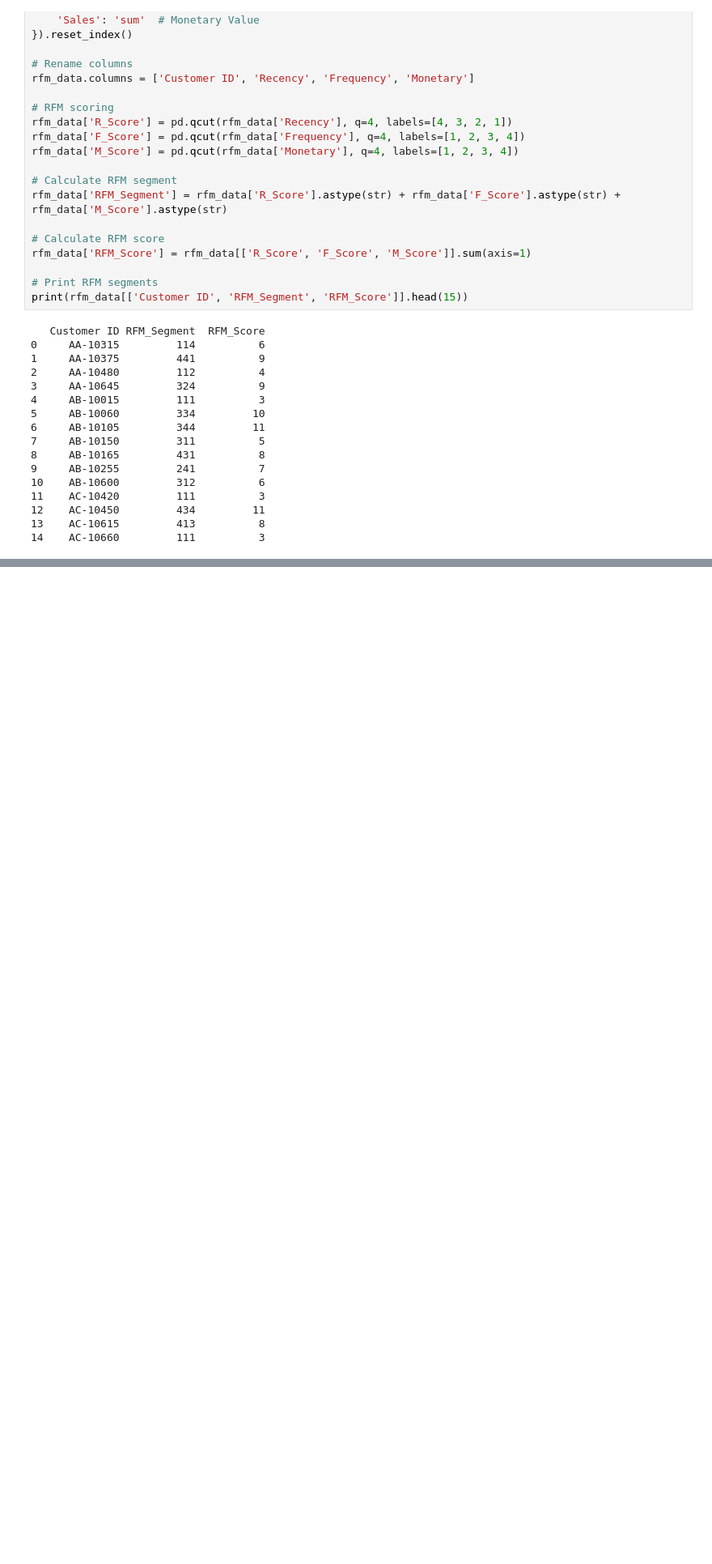
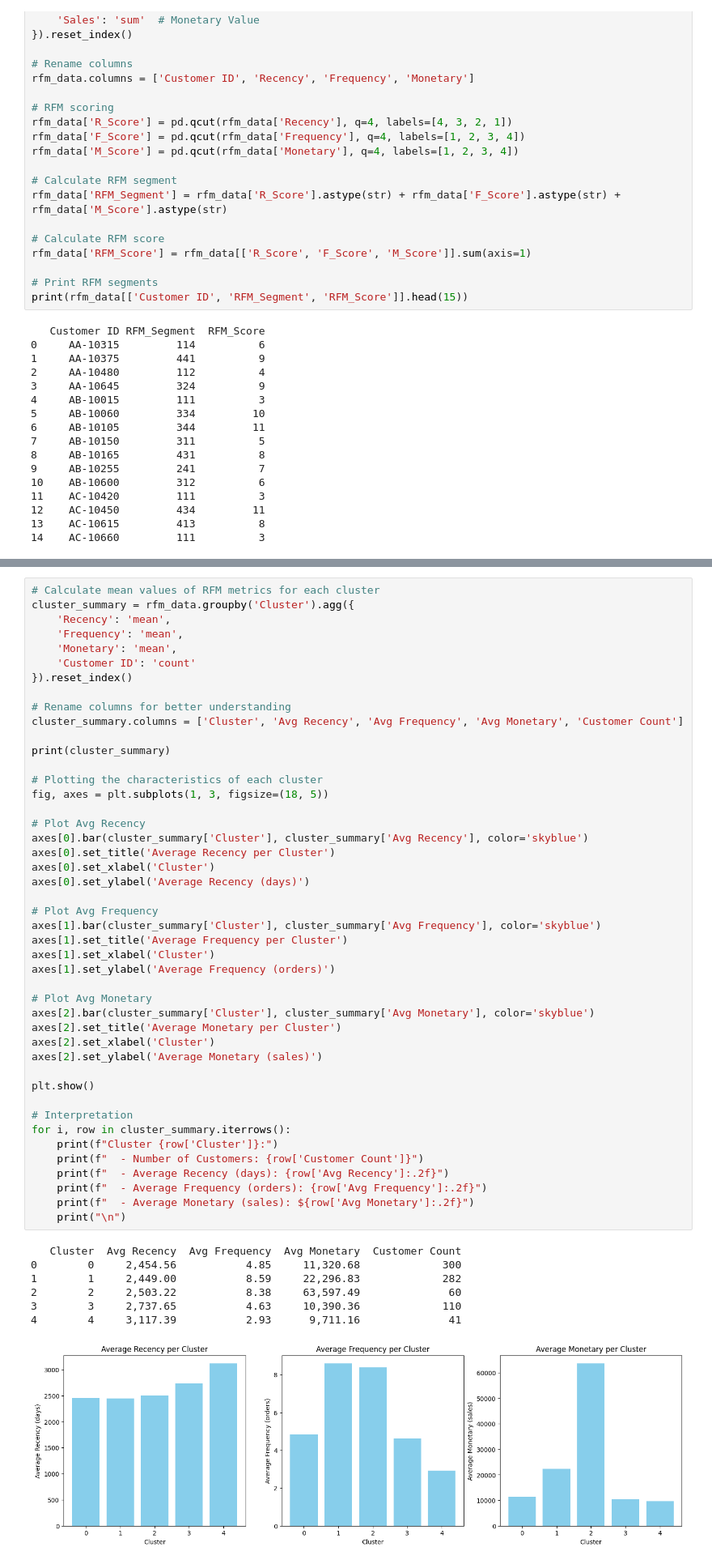
Before and after one commit to Hana0405/DA, a Jupyter notebook: Online_Retailer_V2.ipynb, the cells around one changed output, grey strips where cells are left out. Shown at 81% size. Cells and saved outputs as stored; diff of their text form; blank space fills up the shorter version.

```diff
--- a/Online_Retailer_V2.ipynb
+++ b/Online_Retailer_V2.ipynb
@@ -793,0 +863,53 @@ print(rfm_data[['Customer ID', 'RFM_Segment', 'RFM_Score']].head(15))
+# %%
+# Calculate mean values of RFM metrics for each cluster
+cluster_summary = rfm_data.groupby('Cluster').agg({
+    'Recency': 'mean',
+    'Frequency': 'mean',
+    'Monetary': 'mean',
+    'Customer ID': 'count'
+}).reset_index()
+
+# Rename columns for better understanding
+cluster_summary.columns = ['Cluster', 'Avg Recency', 'Avg Frequency', 'Avg Monetary', 'Customer Count']
+
+print(cluster_summary)
+
+# Plotting the characteristics of each cluster
+fig, axes = plt.subplots(1, 3, figsize=(18, 5))
+
+# Plot Avg Recency
+axes[0].bar(cluster_summary['Cluster'], cluster_summary['Avg Recency'], color='skyblue')
+axes[0].set_title('Average Recency per Cluster')
+axes[0].set_xlabel('Cluster')
+axes[0].set_ylabel('Average Recency (days)')
+
+# Plot Avg Frequency
+axes[1].bar(cluster_summary['Cluster'], cluster_summary['Avg Frequency'], color='skyblue')
+axes[1].set_title('Average Frequency per Cluster')
+axes[1].set_xlabel('Cluster')
+axes[1].set_ylabel('Average Frequency (orders)')
+
+# Plot Avg Monetary
+axes[2].bar(cluster_summary['Cluster'], cluster_summary['Avg Monetary'], color='skyblue')
+axes[2].set_title('Average Monetary per Cluster')
+axes[2].set_xlabel('Cluster')
+axes[2].set_ylabel('Average Monetary (sales)')
+
+plt.show()
+
+# Interpretation
+for i, row in cluster_summary.iterrows():
+    print(f"Cluster {row['Cluster']}:")
+    print(f"  - Number of Customers: {row['Customer Count']}")
+    print(f"  - Average Recency (days): {row['Avg Recency']:.2f}")
+    print(f"  - Average Frequency (orders): {row['Avg Frequency']:.2f}")
+    print(f"  - Average Monetary (sales): ${row['Avg Monetary']:.2f}")
+    print("\n")
+# %% [output]
+   Cluster  Avg Recency  Avg Frequency  Avg Monetary  Customer Count
+0        0     2,454.56           4.85     11,320.68             300
+1        1     2,449.00           8.59     22,296.83             282
+2        2     2,503.22           8.38     63,597.49              60
+3        3     2,737.65           4.63     10,390.36             110
+4        4     3,117.39           2.93      9,711.16              41
+[figure, added]
```
Also changed, not shown: parts of 25 cells of this notebook.
